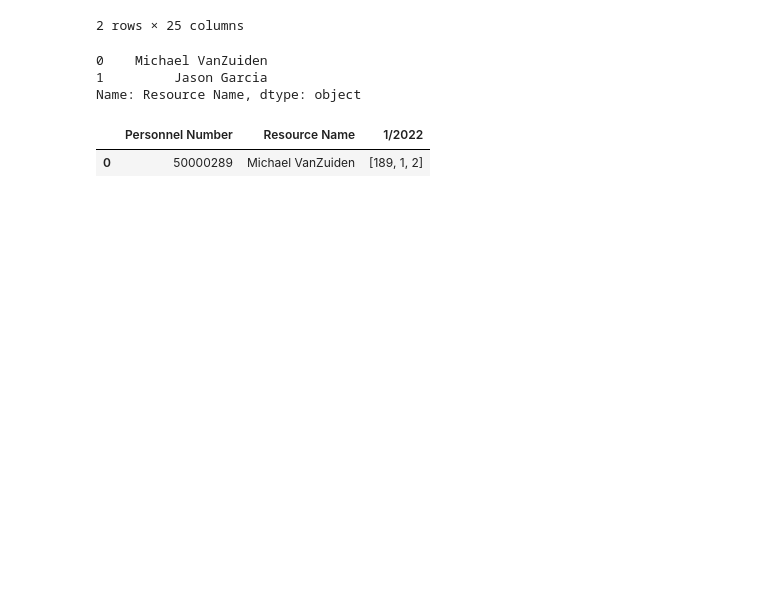
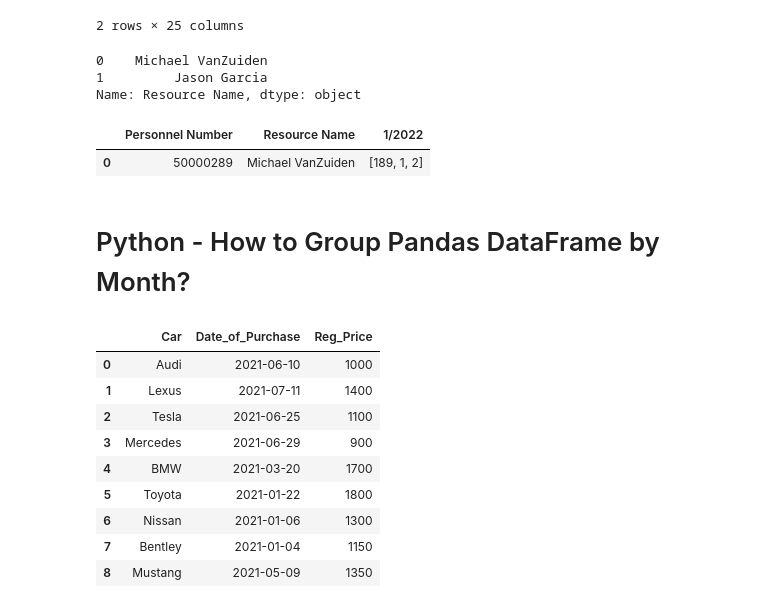
Before and after one commit to alarhoo/etl.shares4, a Jupyter notebook: src/data_pandas.ipynb, the cells around one changed output. Drawn from its saved outputs; the diff is of its cells as text; code cells hidden in the pictures; blank space fills up the shorter version.

```diff
--- a/src/data_pandas.ipynb
+++ b/src/data_pandas.ipynb
@@ -100,3 +275,38 @@ monthly_forecast_df
 # %% [output]
 |  | Personnel Number | Resource Name | 1/2022 |
 | 0 | 50000289 | Michael VanZuiden | [189, 1, 2] |
+# %% [markdown]
+# Python - How to Group Pandas DataFrame by Month?
+# %%
+import pandas as pd
+
+dataFrameTp = pd.DataFrame(
+    {
+        "Car": ["Audi", "Lexus", "Tesla", "Mercedes", "BMW", "Toyota", "Nissan", "Bentley", "Mustang"],
+
+        "Date_of_Purchase": [
+            pd.Timestamp("2021-06-10"),
+            pd.Timestamp("2021-07-11"),
+            pd.Timestamp("2021-06-25"),
+            pd.Timestamp("2021-06-29"),
+            pd.Timestamp("2021-03-20"),
+            pd.Timestamp("2021-01-22"),
+            pd.Timestamp("2021-01-06"),
+            pd.Timestamp("2021-01-04"),
+            pd.Timestamp("2021-05-09")
+        ],
+        "Reg_Price": [1000, 1400, 1100, 900, 1700, 1800, 1300, 1150, 1350]
+    }
+)
+dataFrameTp
+# %% [output]
+|  | Car | Date_of_Purchase | Reg_Price |
+| 0 | Audi | 2021-06-10 | 1000 |
+| 1 | Lexus | 2021-07-11 | 1400 |
+| 2 | Tesla | 2021-06-25 | 1100 |
+| 3 | Mercedes | 2021-06-29 | 900 |
+| 4 | BMW | 2021-03-20 | 1700 |
+| 5 | Toyota | 2021-01-22 | 1800 |
+| 6 | Nissan | 2021-01-06 | 1300 |
+| 7 | Bentley | 2021-01-04 | 1150 |
+| 8 | Mustang | 2021-05-09 | 1350 |
```
Also changed, not shown: parts of 10 cells of this notebook, 1 other file.
